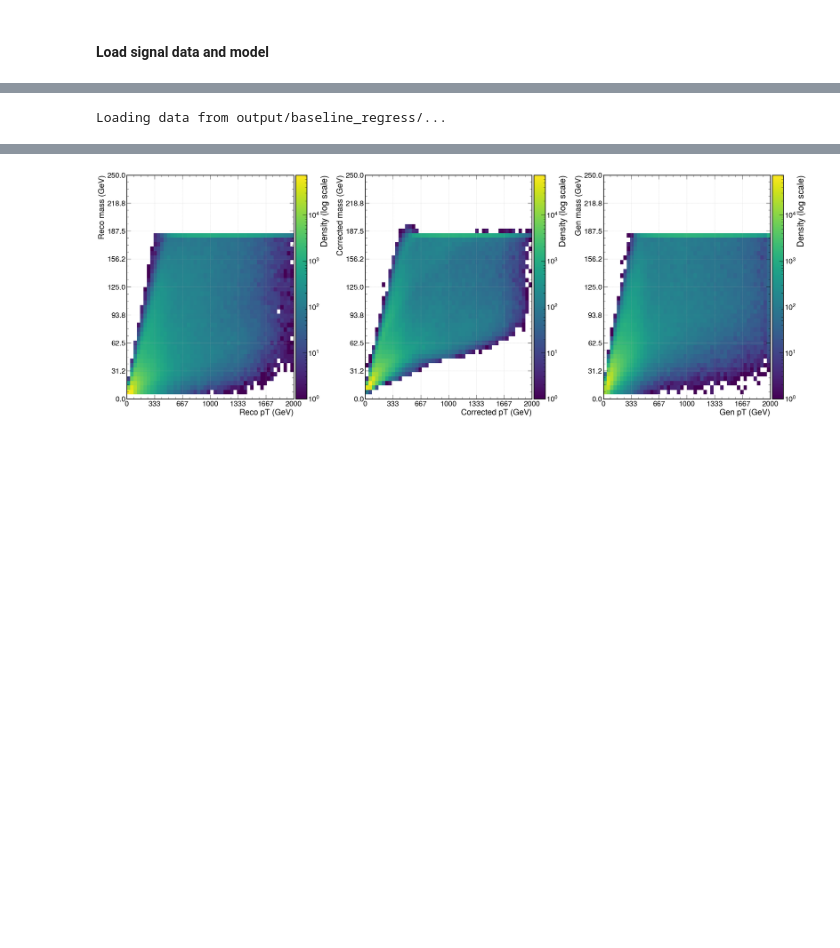
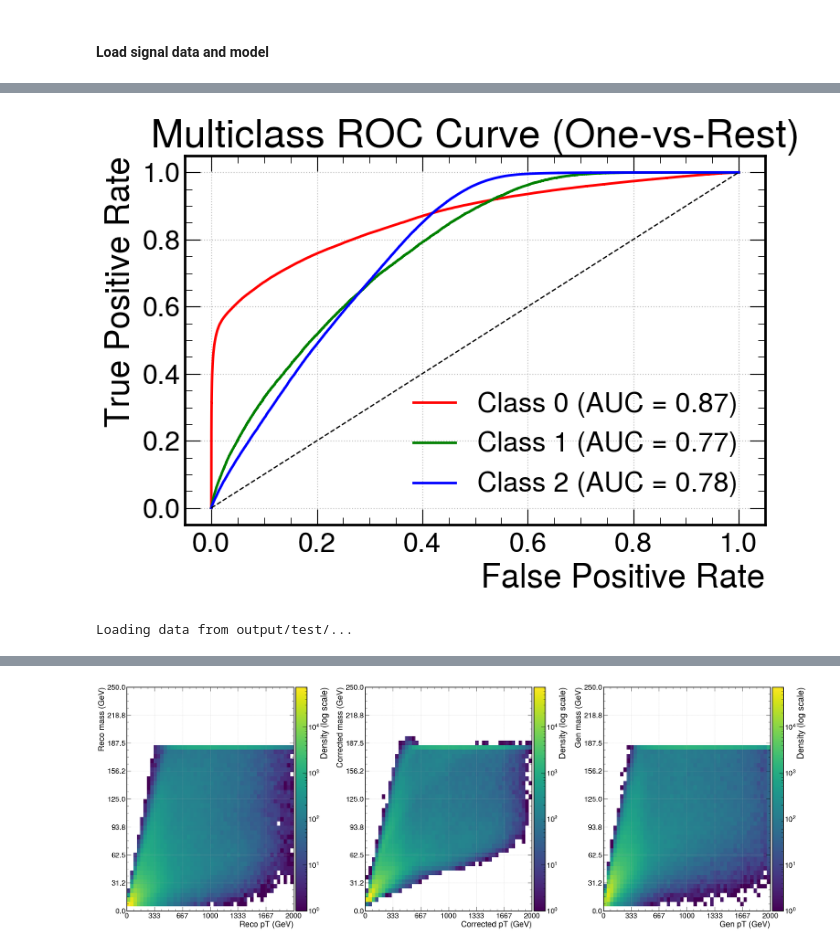
Before and after one commit to lrobertshaw/TrainTagger, a Jupyter notebook: performance.ipynb, the cells around one changed output, grey strips where cells are left out. Cells and saved outputs as stored; diff of their text form; code cells hidden in the pictures; blank space fills up the shorter version.

```diff
--- a/performance.ipynb
+++ b/performance.ipynb
@@ -421,7 +541,46 @@ binned_corrs.plot_response(  (np.linspace(0, 1500, 31), "pt"), (np.linspace(0, 1
+# %%
+import numpy as np
+import matplotlib.pyplot as plt
+from sklearn.metrics import roc_curve, auc
+
+# Use your predictions and truth arrays
+predictions = test2.nn_flav
+
+truth = test2.gen_flav
+
+# Number of classes
+n_classes = predictions.shape[1]
+
+# Compute ROC curve and AUC for each class
+fpr = dict()
+tpr = dict()
+roc_auc = dict()
+
+for i in range(n_classes):
+    fpr[i], tpr[i], _ = roc_curve(truth[:, i], predictions[:, i])
+    roc_auc[i] = auc(fpr[i], tpr[i])
+
+# Plotting
+plt.figure(figsize=(8, 6))
+colors = ['red', 'green', 'blue', 'orange', 'purple', 'cyan', 'magenta', 'yellow']  # Add more colors if needed
+for i, color in zip(range(n_classes), colors):
+    plt.plot(fpr[i], tpr[i], color=color, lw=2,
+             label=f'Class {i} (AUC = {roc_auc[i]:.2f})')
+
+plt.plot([0, 1], [0, 1], 'k--', lw=1)
+plt.xlabel('False Positive Rate')
+plt.ylabel('True Positive Rate')
+plt.title('Multiclass ROC Curve (One-vs-Rest)')
+plt.legend(loc='lower right')
+plt.grid(True)
+plt.tight_layout()
+plt.show()
+# %% [output]
+[figure, added]
 # %%
-test = Jet("output/baseline_regress", where="test")
+test = Jet("output/test", where="test")
 # %% [output]
-Loading data from output/baseline_regress/...
+Loading data from output/test/...
 # %%
 test.get_corr(sfs=False)
 # %% [output]
```
Also changed, not shown: parts of 17 cells of this notebook, 4 other files.
